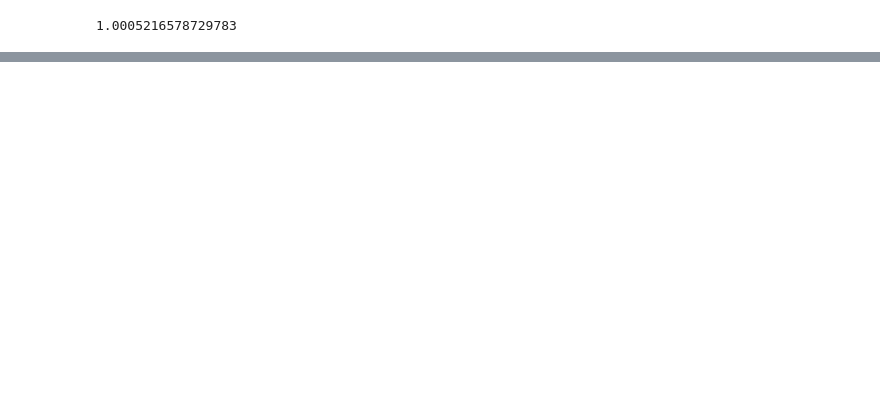
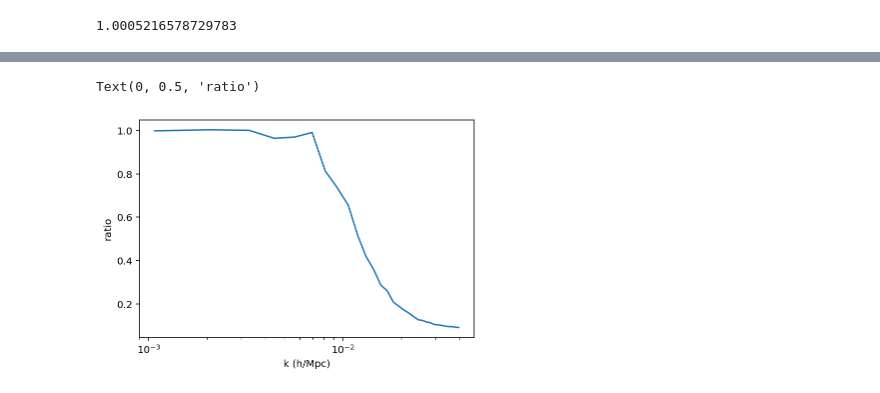
Before and after one commit to HalfDomeSims/HalfDome-data-releasing, a Jupyter notebook: validate_ic_largescale.ipynb, the cells around one changed output, grey strips where cells are left out. Drawn from its saved outputs; the diff is of its cells as text; code cells hidden in the pictures; blank space fills up the shorter version.

Commit message:
add 3d test plots

```diff
--- a/validate_ic_largescale.ipynb
+++ b/validate_ic_largescale.ipynb
@@ -145,0 +149,8 @@ plt.ylabel('ratio')
+# %%
+# ratio
+plt.semilogx(r_particles.power['k'], r_particles.power['power'].real/r_density.power['power'].real)
+plt.xlabel('k (h/Mpc)')
+plt.ylabel('ratio')
+# %% [output]
+Text(0, 0.5, 'ratio')
+[figure, added]
```
Also changed, not shown: parts of 17 cells of this notebook.
